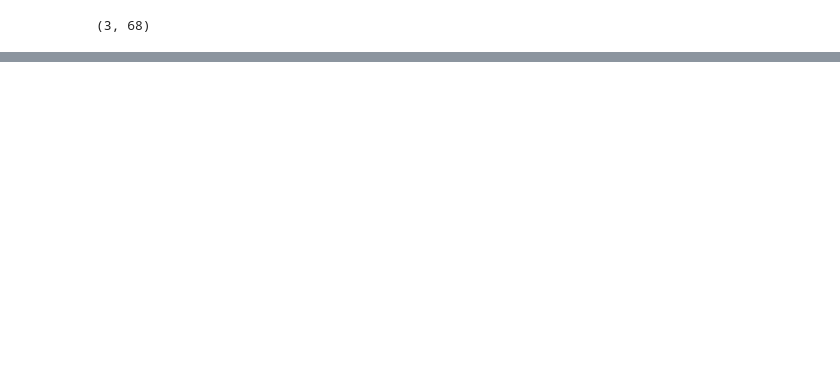
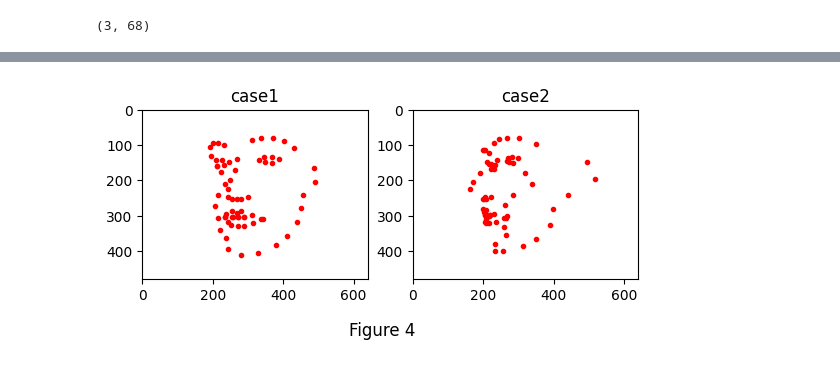
Before and after one commit to nsysu-itlab/3D-Vision-Assignments, a Jupyter notebook: Assignment1/assignment1_template.ipynb, the cells around one changed output, grey strips where cells are left out. Drawn from its saved outputs; the diff is of its cells as text; code cells hidden in the pictures; blank space fills up the shorter version.

```diff
--- a/Assignment1/assignment1_template.ipynb
+++ b/Assignment1/assignment1_template.ipynb
@@ -229,0 +109,78 @@ draw_vertices_2d(m_vertice, m_r3)
+# %%
+
+# TODO 4: Repeat Steps 3.1, 3.2, 3.3, 3.5 with different rotation matrices.
+# enter your code here
+import math
+def roatation_matrix(alpha, beta, gamma):
+    if alpha == 0:
+        alpha_radian = 0
+    else:
+        alpha_radian = math.pi/(180/alpha)
+
+    if beta == 0:
+        beta_radian = 0
+    else:
+        beta_radian = math.pi/(180/beta)
+
+    if gamma == 0:
+        gamma_radian = 0
+    else:
+        gamma_radian = math.pi/(180/gamma)
+
+    yaw_mat = np.array([[np.cos(alpha_radian), -np.sin(alpha_radian),0],
+                        [np.sin(alpha_radian), np.cos(alpha_radian),0],
+                        [0, 0, 1]])
+
+    pitch_mat = np.array([[np.cos(beta_radian), 0,np.sin(beta_radian)],
+                        [0, 1, 0],
+                        [-np.sin(beta_radian), 0, np.cos(beta_radian)]])
+
+    roll_mat = np.array([[ 1, 0, 0],
+                        [0, np.cos(gamma_radian), -np.sin(gamma_radian)],
+                        [0, np.sin(gamma_radian), np.cos(gamma_radian)]])
+
+    return yaw_mat@pitch_mat@roll_mat
+
+def three_dimesion_2_two_dimesion(K, extrinsic_mat, face3d):
+    one = np.ones([1,len(face3d[0,:])])
+    M_head = np.vstack((face3d, one))
+    m_head = K@extrinsic_mat@M_head
+    m = np.vstack((m_head[0:1,:]/m_head[2:3,:],m_head[1:2,:]/m_head[2:3,:]))
+    return m
+
+def plot_2d_matrix(m,height=480,width=640):
+    plt.plot(m[0,:],m[1,:],'r.')
+    white_image = np.full((height,width,3),255)
+    plt.imshow(white_image)
+
+K = np.array([[640, 0, 320],
+              [0, 640, 240],
+              [0, 0, 1]])
+
+t = np.array([[0],
+              [0],
+              [30]])
+
+R_1 = roatation_matrix(0,20,0)
+extrinsic_mat_1 = np.hstack((R_1,t))
+m_1 = three_dimesion_2_two_dimesion(K,extrinsic_mat_1,face3d)
+
+
+R_2 = roatation_matrix(0,60,0)
+extrinsic_mat_2 = np.hstack((R_2,t))
+m_2 = three_dimesion_2_two_dimesion(K,extrinsic_mat_2,face3d)
+
+fig4 = plt.figure()
+
+plt.subplot(1,2,1)
+plot_2d_matrix(m_1)
+plt.title('case1')
+plt.subplot(1,2,2)
+plot_2d_matrix(m_2)
+plt.title('case2')
+
+plt.suptitle('Figure 4',y=0.2,verticalalignment='baseline')
+
+plt.show()
+# %% [output]
+[figure, added]
```
Also changed, not shown: parts of 10 cells of this notebook.
